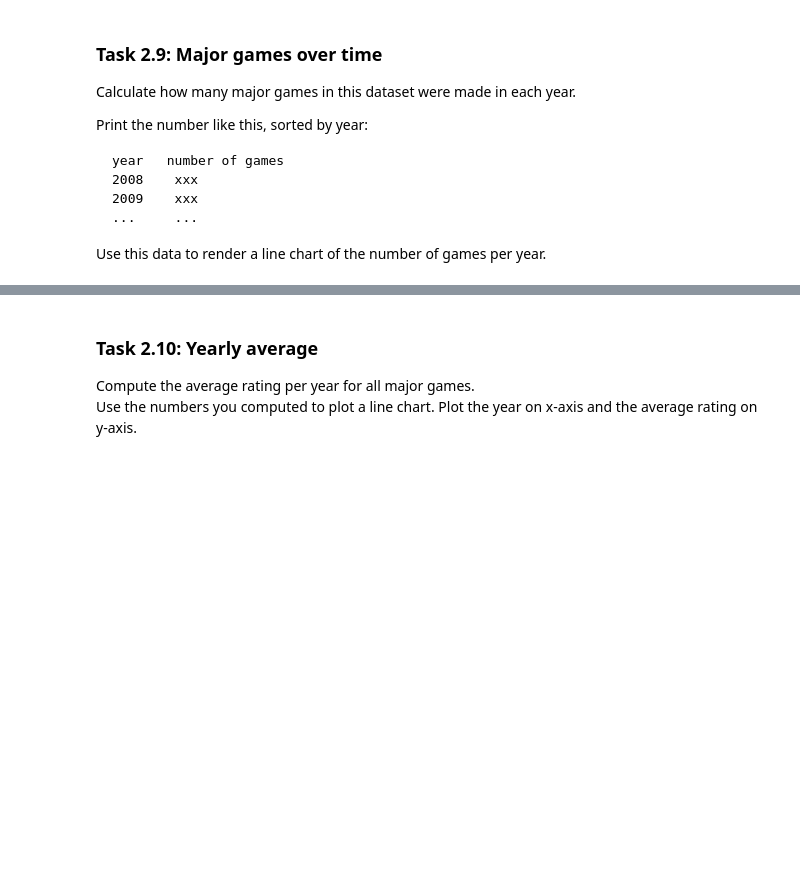
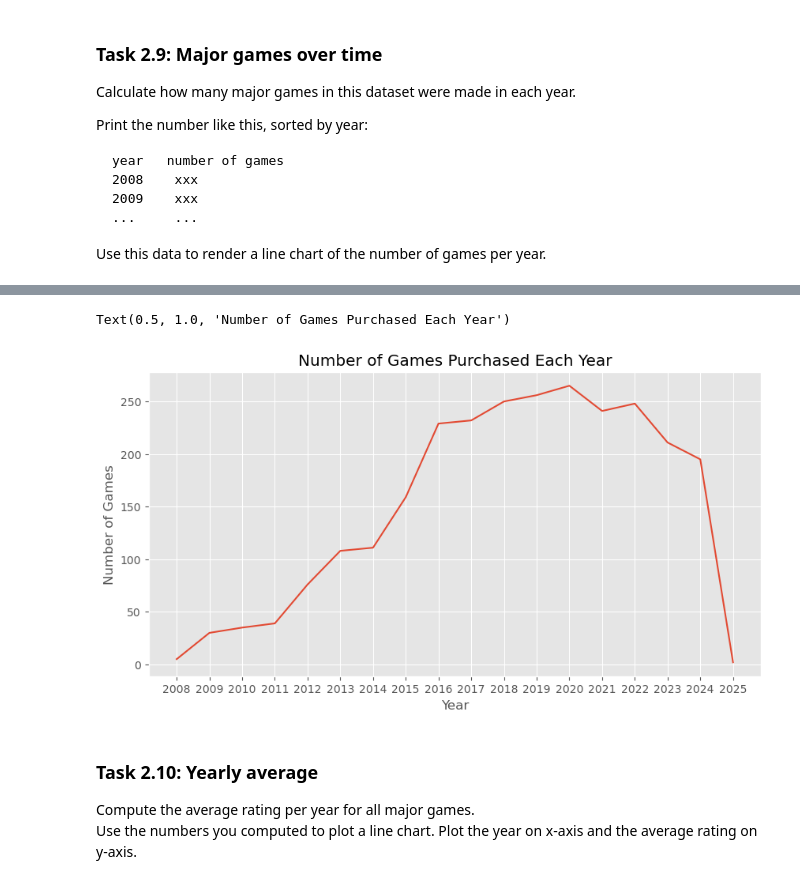
Before and after one commit to Yichun0/2026-datascience-homework, a Jupyter notebook: HW3/HW3.ipynb, the cells around one changed output, grey strips where cells are left out. Drawn from its saved outputs; the diff is of its cells as text; code cells hidden in the pictures; blank space fills up the shorter version.

```diff
--- a/HW3/HW3.ipynb
+++ b/HW3/HW3.ipynb
@@ -86,0 +157,14 @@ Read in the data again. This time you should create a [Pandas DataFrame](http://
+# %%
+# your code goes here
+games = pd.read_csv("games.csv")
+print(len(games)) # number of rows
+print(len(games.columns)) # num of col
+games["Price"] = games["Price"].astype(str) # everything becomes string
+games["Price"] = games["Price"].replace("Free", "0")
+games["Price"] = games["Price"].str.replace("$","").astype(float)
+
+# Price column needs to be changed becuase it's all strings instead of floats or
+# int which is required later for calculation
+
+games.head()
+print(games.dtypes)
@@ -125,0 +260,4 @@ E.g.:
+# %%
+# your code goes here
+major_games = games.loc[games["Number of Ratings"] > 200]
+print(f"{len(major_games)} games have more than 200 ratings.")
@@ -195,0 +384,7 @@ Use this data to render a line chart of the number of games per year.
+# %%
+# your code goes here
+num_over_the_year = major_games["Year"].value_counts().reset_index()
+num_over_the_year.columns = ["Year", "number of games"]
+sorted_num_over_year = num_over_the_year.sort_values(by="Year", ascending=True)
+
+sorted_num_over_year
@@ -196,3 +409,17 @@ Use this data to render a line chart of the number of games per year.
+# %%
+# create the plot here
+import matplotlib.pyplot as plt
+plt.figure(figsize=(10, 5))
+y = sorted_num_over_year["number of games"]
+X = sorted_num_over_year["year"]
+plt.plot(X,y)
+plt.xlabel("Year")
+plt.xticks(X)# remove the decimal in the X axis
+plt.ylabel("Number of Games")
+plt.title("Number of Games Purchased Each Year")
+# %% [output]
+Text(0.5, 1.0, 'Number of Games Purchased Each Year')
+[figure, added]
 # %% [markdown]
 ### Task 2.10: Yearly average
 
```
Also changed, not shown: parts of 40 cells of this notebook.
